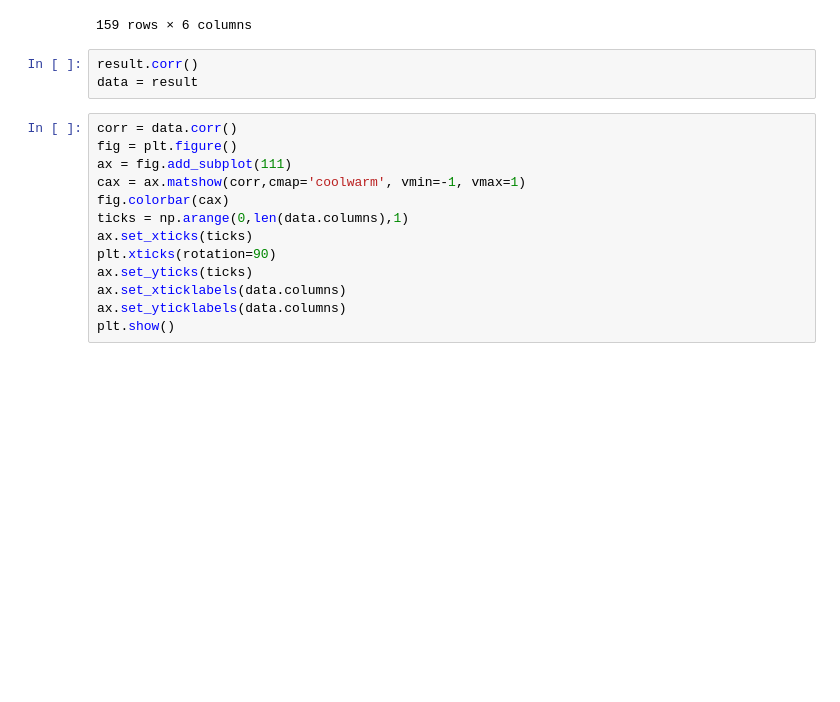
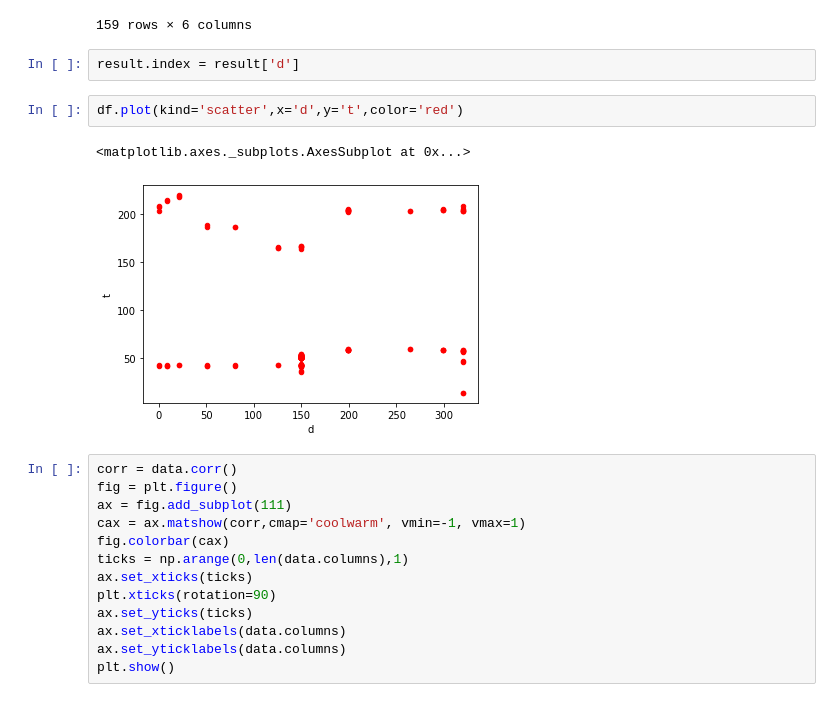
Before and after one commit to AdamLeonSmith/privkittools, a Jupyter notebook: Magnetometer.ipynb, the cells around one changed output. Drawn from its saved outputs; the diff is of its cells as text; blank space fills up the shorter version.

```diff
--- a/Magnetometer.ipynb
+++ b/Magnetometer.ipynb
@@ -138,8 +138,12 @@ result
 | 2020-05-02 11:26:13.608 | -50.572212 | -19.853025 | 22.119589 | 58.659760 | 199.0 | 2 |
 159 rows × 6 columns
 # %%
-result.corr()
-data = result
+result.index = result['d']
+# %%
+df.plot(kind='scatter',x='d',y='t',color='red')
+# %% [output]
+<matplotlib.axes._subplots.AxesSubplot at 0x...>
+[figure, added]
 # %%
 corr = data.corr()
 fig = plt.figure()
```
Also changed, not shown: parts of 2 cells of this notebook, 3 other files.
